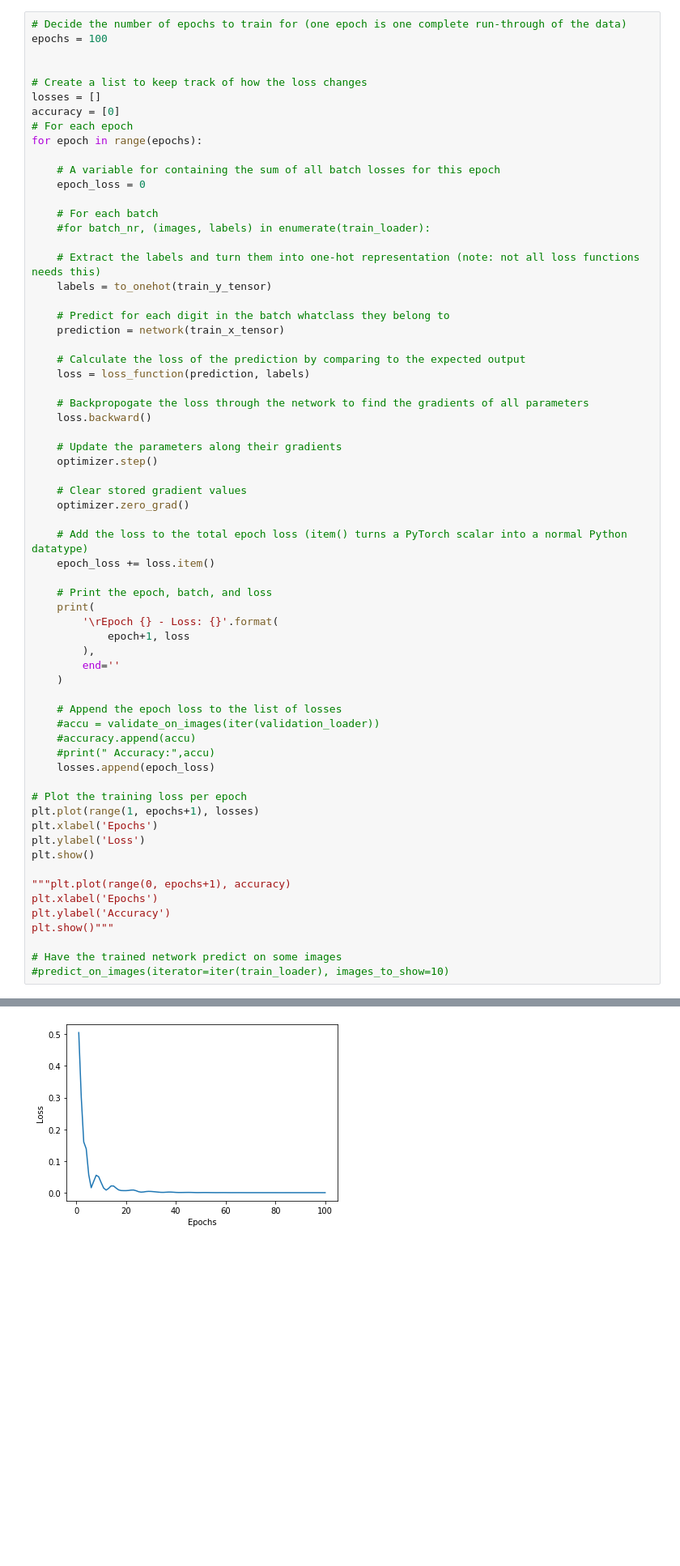
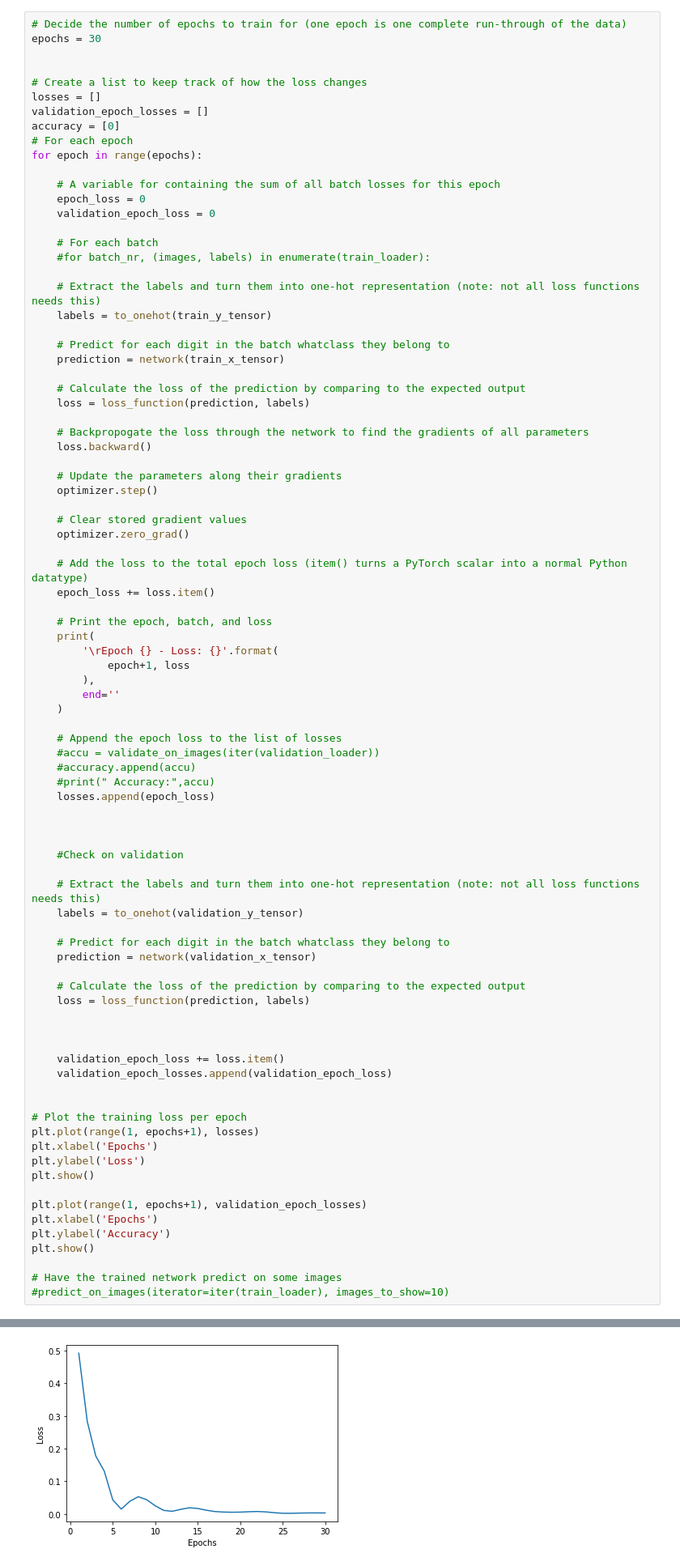
Before and after one commit to adsamaz/Chattbot, a Jupyter notebook: chatbot.ipynb, the cells around one changed output, grey strips where cells are left out. Shown: that part at 81% size. Saved outputs shown, nothing was run; the diff lists cells and outputs as text; blank space fills up the shorter version.

Commit message:
validation check

```diff
--- a/chatbot.ipynb
+++ b/chatbot.ipynb
@@ -94,17 +94,19 @@ tensor([[1., 0.],
         [1., 0.]], grad_fn=<EmbeddingBackward>)
 # %%
 # Decide the number of epochs to train for (one epoch is one complete run-through of the data)
-epochs = 100
+epochs = 30
 
 
 # Create a list to keep track of how the loss changes
 losses = []
+validation_epoch_losses = []
 accuracy = [0]
 # For each epoch
 for epoch in range(epochs):
 
     # A variable for containing the sum of all batch losses for this epoch
     epoch_loss = 0
+    validation_epoch_loss = 0
 
     # For each batch
     #for batch_nr, (images, labels) in enumerate(train_loader):
@@ -144,16 +146,35 @@ for epoch in range(epochs):
     #print(" Accuracy:",accu)
     losses.append(epoch_loss)
 
+
+
+    #Check on validation
+
+    # Extract the labels and turn them into one-hot representation (note: not all loss functions needs this)
+    labels = to_onehot(validation_y_tensor)
+
+    # Predict for each digit in the batch whatclass they belong to
+    prediction = network(validation_x_tensor)
+
+    # Calculate the loss of the prediction by comparing to the expected output
+    loss = loss_function(prediction, labels)
+
+
+
+    validation_epoch_loss += loss.item()
+    validation_epoch_losses.append(validation_epoch_loss)
+
+
 # Plot the training loss per epoch
 plt.plot(range(1, epochs+1), losses)
 plt.xlabel('Epochs')
 plt.ylabel('Loss')
 plt.show()
 
-"""plt.plot(range(0, epochs+1), accuracy)
+plt.plot(range(1, epochs+1), validation_epoch_losses)
 plt.xlabel('Epochs')
 plt.ylabel('Accuracy')
-plt.show()"""
+plt.show()
 
 # Have the trained network predict on some images
 #predict_on_images(iterator=iter(train_loader), images_to_show=10)
@@ -162 +183 @@ Epoch 100 - Loss: 1.7541494798933854e-06
-[figure, old version]
+[figure, new version]
```
Also changed, not shown: parts of 1 cell of this notebook.
